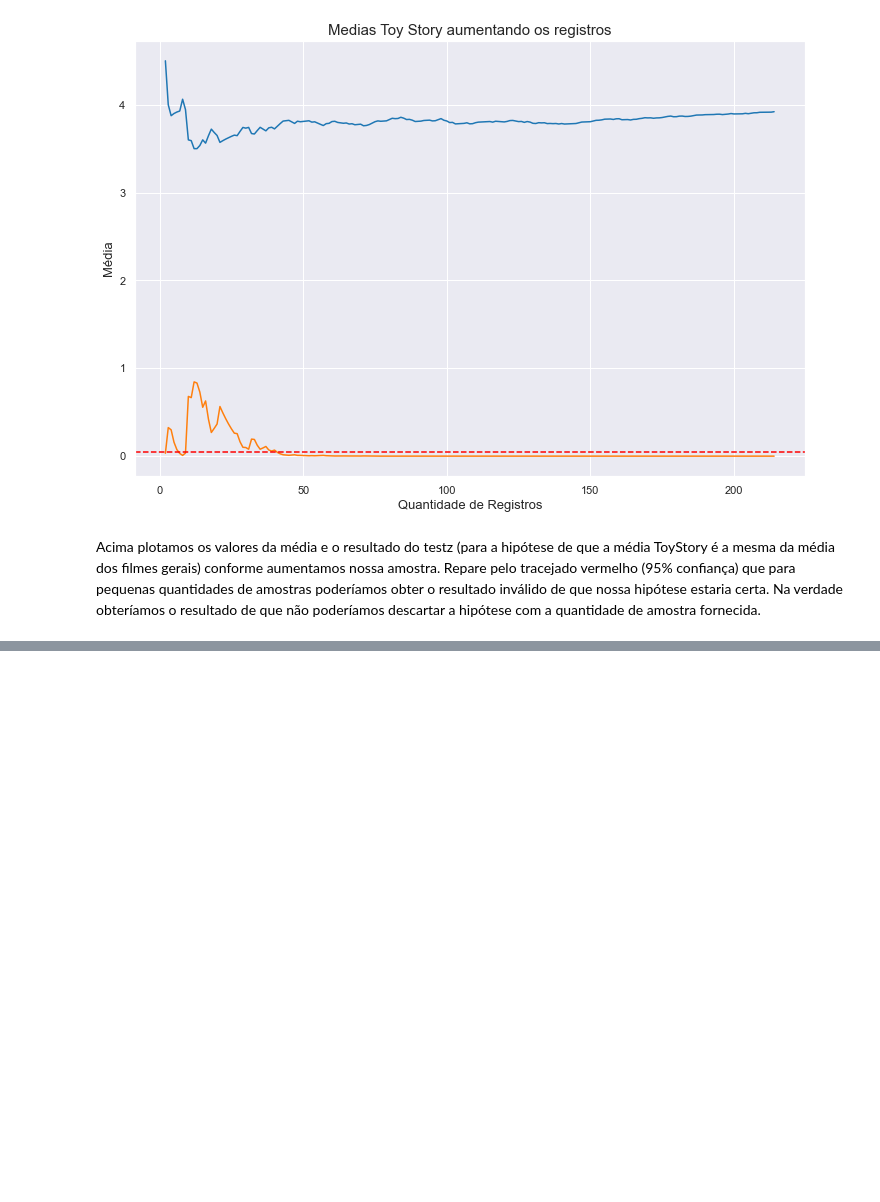
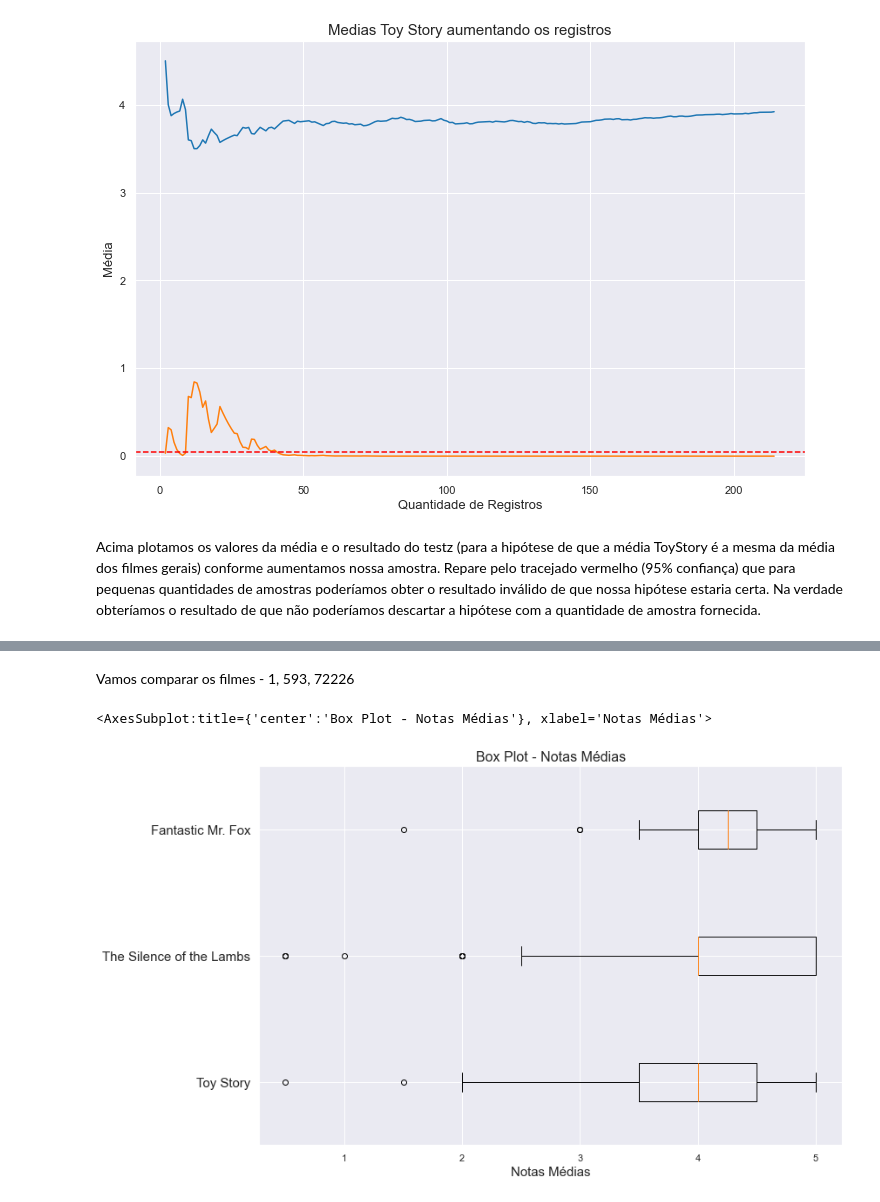
Before and after one commit to ciqueti/Testes_Estatisticos, a Jupyter notebook: Projeto.ipynb, the cells around one changed output, grey strips where cells are left out. Cells and saved outputs as stored; diff of their text form; code cells hidden in the pictures; blank space fills up the shorter version.

```diff
--- a/Projeto.ipynb
+++ b/Projeto.ipynb
@@ -375,0 +479,16 @@ Acima plotamos os valores da média e o resultado do testz (para a hipótese de
+# %% [markdown]
+Vamos comparar os filmes - 1, 593, 72226
+# %%
+notas1 = notas.query('movieId == 1')['rating']
+notas593 = notas.query('movieId == 593')['rating']
+notas72226 = notas.query('movieId == 72226')['rating']
+# %%
+fig, ax = plt.subplots(figsize=(12,8))
+ax.boxplot(x=[notas1, notas593, notas72226], vert=False)
+ax.set_title('Box Plot - Notas Médias', fontsize=16)
+ax.set_xlabel('Notas Médias', fontsize=15)
+ax.set_yticks(ticks=[1, 2, 3], labels=['Toy Story', 'The Silence of the Lambs', 'Fantastic Mr. Fox'], fontsize=15)
+ax
+# %% [output]
+<AxesSubplot:title={'center':'Box Plot - Notas Médias'}, xlabel='Notas Médias'>
+[figure, added]
```
Also changed, not shown: parts of 30 cells of this notebook, 1 other file.
